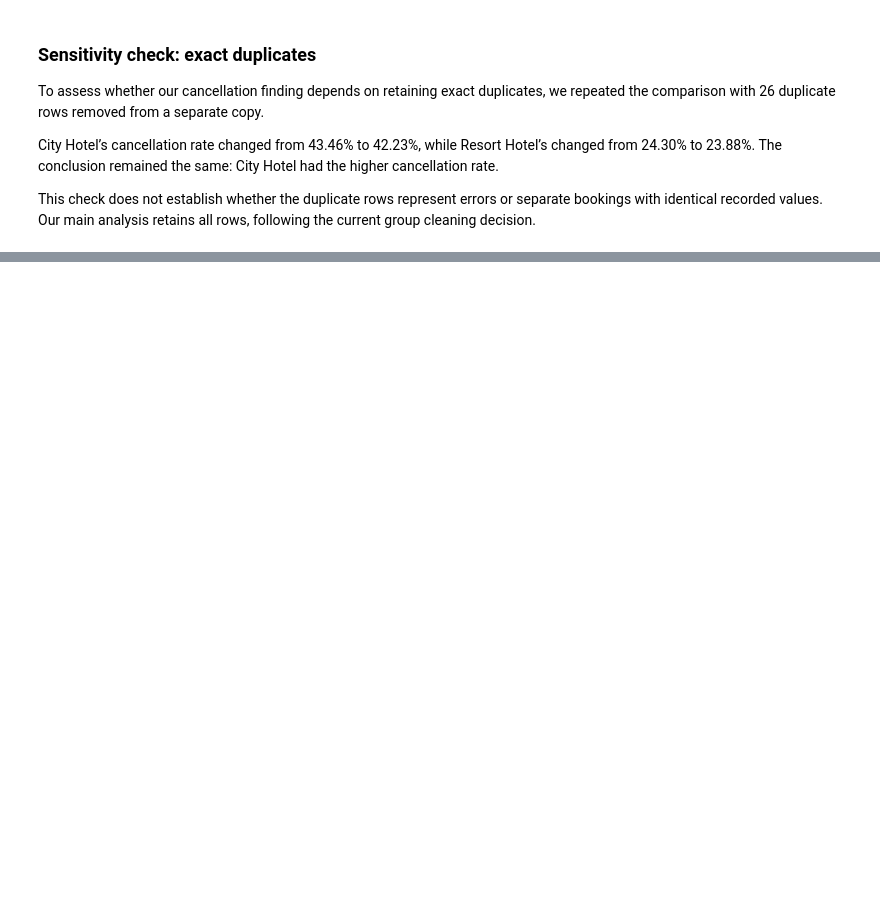
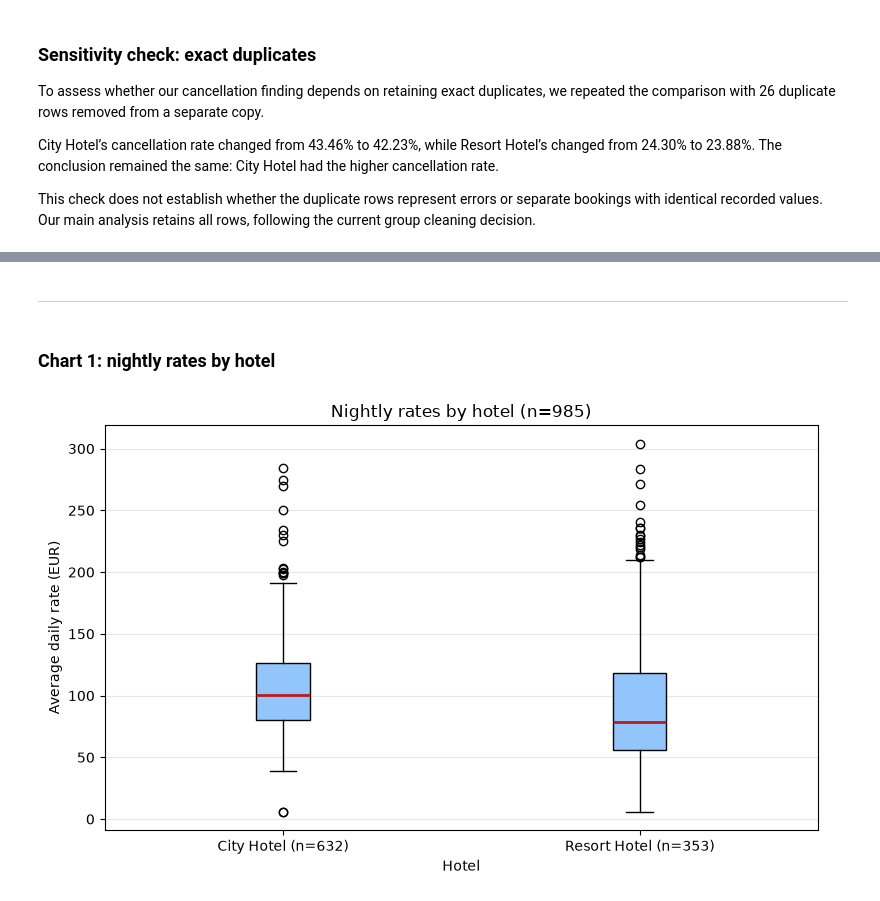
Before and after one commit to subhanjanshah/Data-Processing-w-Python-2026, a Jupyter notebook: hoteldate.ipynb, the cells around one changed output, grey strips where cells are left out. Drawn from its saved outputs; the diff is of its cells as text; code cells hidden in the pictures; blank space fills up the shorter version.

Commit message:
Member D: prices and time patterns, research questions 2 and 3

```diff
--- a/hoteldate.ipynb
+++ b/hoteldate.ipynb
@@ -398,0 +598,13 @@ This check does not establish whether the duplicate rows represent errors or sep
+# %%
+bookings_d = bookings_b.copy()
+
+# 15 bookings have a rate of 0 EUR. They look like free or contract stays,
+# so I keep the rows but leave them out of the price numbers.
+paid = bookings_d[bookings_d["average_daily_rate"] > 0]
+
+# Same subset Ruhan used, since a 0-night booking has no stay to measure.
+overnight = bookings_d[bookings_d["total_nights"] > 0]
+
+print("All bookings:", len(bookings_d))
+print("Paid bookings:", len(paid))
+print("Overnight bookings:", len(overnight))
@@ -398,0 +784,27 @@ This check does not establish whether the duplicate rows represent errors or sep
+# %% [markdown]
+---------------------------------------------------------------------------------------------------------
+# %% [markdown]
+### Chart 1: nightly rates by hotel
+# %%
+city = paid[paid["hotel"] == "City Hotel"]["average_daily_rate"]
+resort = paid[paid["hotel"] == "Resort Hotel"]["average_daily_rate"]
+
+fig, ax = plt.subplots(figsize=(8, 5))
+
+ax.boxplot(
+    [city, resort],
+    tick_labels=[f"City Hotel (n={len(city)})", f"Resort Hotel (n={len(resort)})"],
+    patch_artist=True,
+    boxprops={"facecolor": "#93c5fd"},
+    medianprops={"color": "#b91c1c", "linewidth": 2}
+)
+
+ax.set_title(f"Nightly rates by hotel (n={len(paid)})")
+ax.set_xlabel("Hotel")
+ax.set_ylabel("Average daily rate (EUR)")
+ax.grid(axis="y", alpha=0.3)
+
+plt.tight_layout()
+plt.show()
+# %% [output]
+[figure, added]
```
Also changed, not shown: parts of 50 cells of this notebook.
